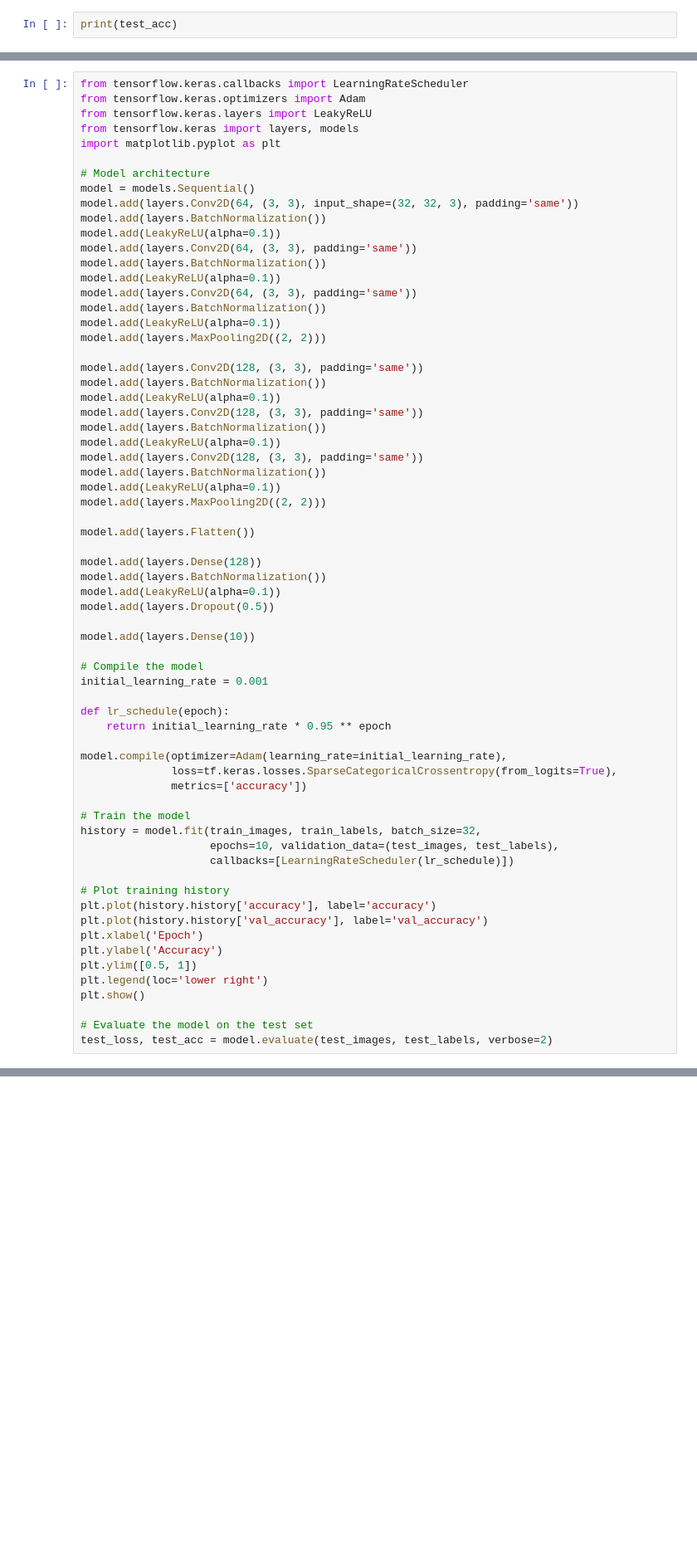
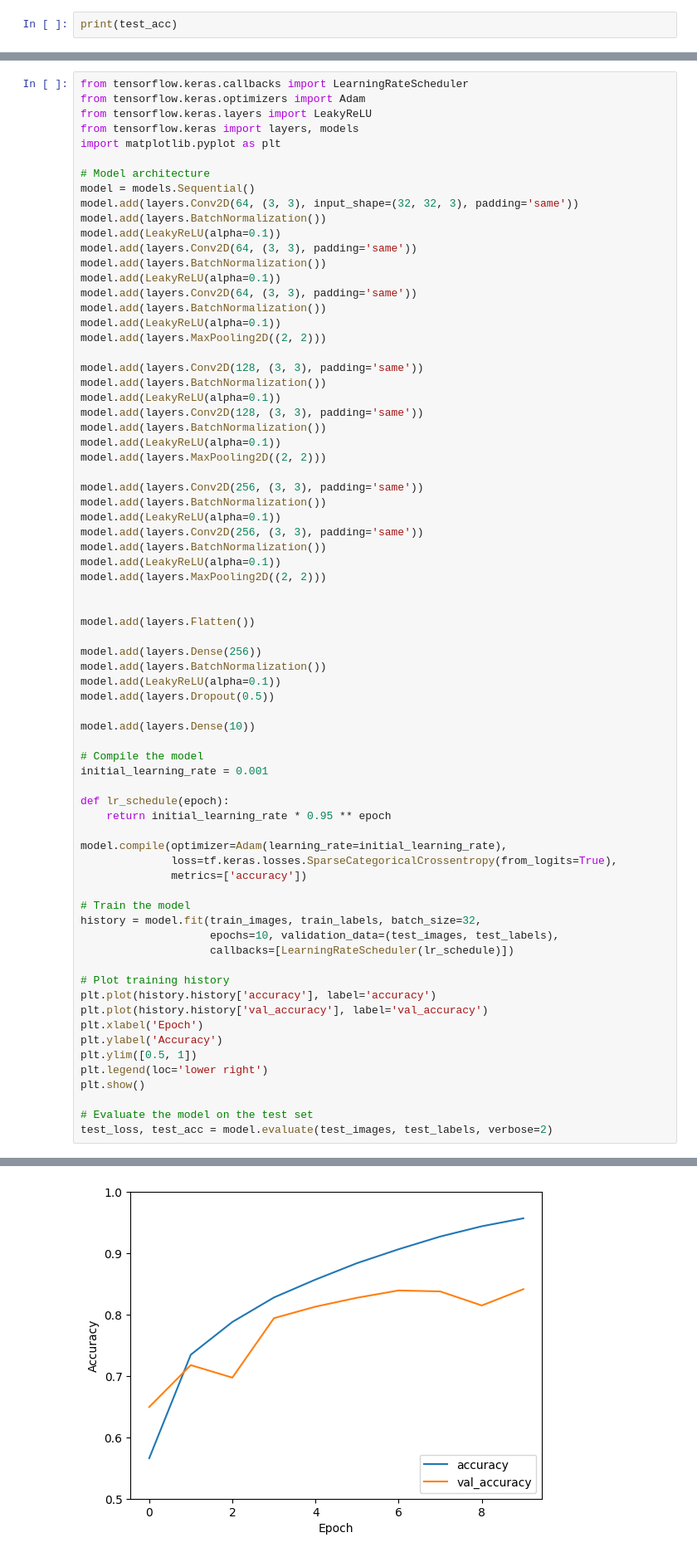
Before and after one commit to izamulfikri/machine-learning, a Jupyter notebook: week11.ipynb, the cells around one changed output, grey strips where cells are left out. Shown at 83% size. Saved outputs shown, nothing was run; the diff lists cells and outputs as text; blank space fills up the shorter version.

```diff
--- a/week11.ipynb
+++ b/week11.ipynb
@@ -673,14 +673,20 @@ model.add(LeakyReLU(alpha=0.1))
 model.add(layers.Conv2D(128, (3, 3), padding='same'))
 model.add(layers.BatchNormalization())
 model.add(LeakyReLU(alpha=0.1))
-model.add(layers.Conv2D(128, (3, 3), padding='same'))
+model.add(layers.MaxPooling2D((2, 2)))
+
+model.add(layers.Conv2D(256, (3, 3), padding='same'))
+model.add(layers.BatchNormalization())
+model.add(LeakyReLU(alpha=0.1))
+model.add(layers.Conv2D(256, (3, 3), padding='same'))
 model.add(layers.BatchNormalization())
 model.add(LeakyReLU(alpha=0.1))
 model.add(layers.MaxPooling2D((2, 2)))
 
+
 model.add(layers.Flatten())
 
-model.add(layers.Dense(128))
+model.add(layers.Dense(256))
 model.add(layers.BatchNormalization())
 model.add(LeakyReLU(alpha=0.1))
 model.add(layers.Dropout(0.5))
@@ -717,0 +743 @@ Epoch 1/10
+[figure, added]
```
Also changed, not shown: parts of 11 cells of this notebook.
